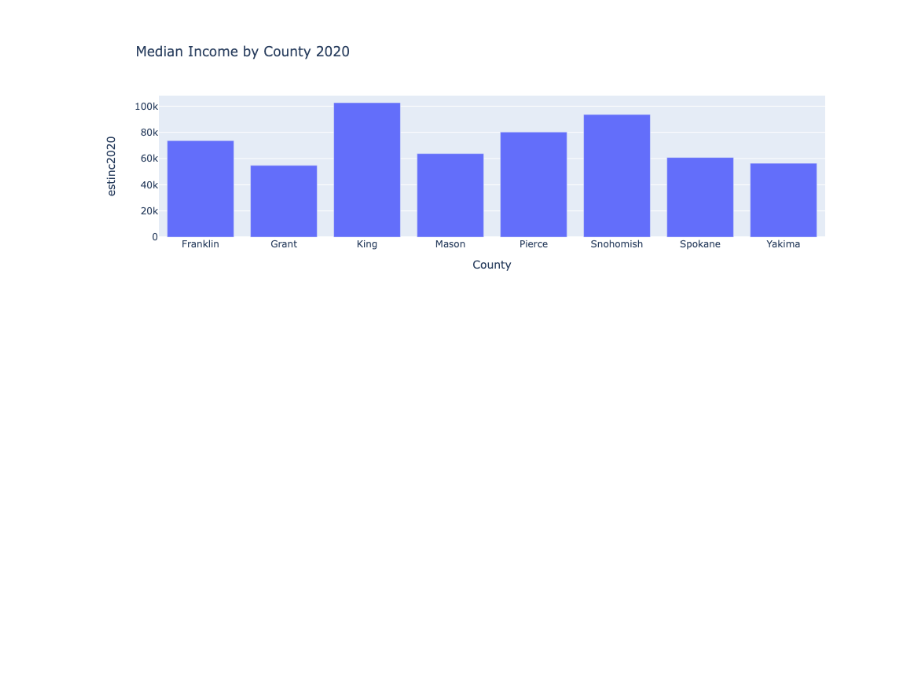
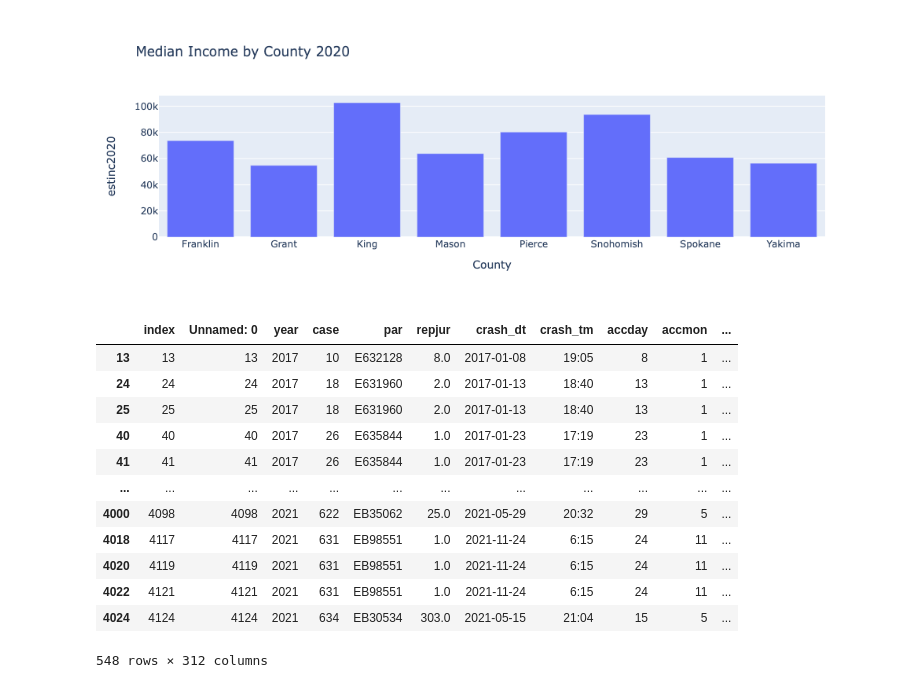
Before and after one commit to uysiri/info-challenge-teamIC23058, a Jupyter notebook: umdinfochallenge.ipynb, the cells around one changed output. Drawn from its saved outputs; the diff is of its cells as text; code cells hidden in the pictures; blank space fills up the shorter version.

```diff
--- a/umdinfochallenge.ipynb
+++ b/umdinfochallenge.ipynb
@@ -373,3 +366,25 @@ fig = px.bar(income, x="County", y="estinc2020", title="Median Income by County
 fig.show()
 # %% [output]
 [figure]
+# %%
+targetzips = ['99301', '98444', '98387', '98837', '98404', '98391', '98951',
+       '98003', '98901', '98223', '98258', '99206', '98584', '98022', '0',
+       '98902', '98168']
+
+newdata = data.loc[data['dzip'].isin(targetzips)]
+# %%
+newdata
+# %% [output]
+|  | index | Unnamed: 0 | year | case | par | repjur | crash_dt | crash_tm | accday | accmon | ... |
+| 13 | 13 | 13 | 2017 | 10 | E632128 | 8.0 | 2017-01-08 | 19:05 | 8 | 1 | ... |
+| 24 | 24 | 24 | 2017 | 18 | E631960 | 2.0 | 2017-01-13 | 18:40 | 13 | 1 | ... |
+| 25 | 25 | 25 | 2017 | 18 | E631960 | 2.0 | 2017-01-13 | 18:40 | 13 | 1 | ... |
+| 40 | 40 | 40 | 2017 | 26 | E635844 | 1.0 | 2017-01-23 | 17:19 | 23 | 1 | ... |
+| 41 | 41 | 41 | 2017 | 26 | E635844 | 1.0 | 2017-01-23 | 17:19 | 23 | 1 | ... |
+| ... | ... | ... | ... | ... | ... | ... | ... | ... | ... | ... | ... |
+| 4000 | 4098 | 4098 | 2021 | 622 | EB35062 | 25.0 | 2021-05-29 | 20:32 | 29 | 5 | ... |
+| 4018 | 4117 | 4117 | 2021 | 631 | EB98551 | 1.0 | 2021-11-24 | 6:15 | 24 | 11 | ... |
+| 4020 | 4119 | 4119 | 2021 | 631 | EB98551 | 1.0 | 2021-11-24 | 6:15 | 24 | 11 | ... |
+| 4022 | 4121 | 4121 | 2021 | 631 | EB98551 | 1.0 | 2021-11-24 | 6:15 | 24 | 11 | ... |
+| 4024 | 4124 | 4124 | 2021 | 634 | EB30534 | 303.0 | 2021-05-15 | 21:04 | 15 | 5 | ... |
+548 rows × 312 columns
```
Also changed, not shown: parts of 1 cell of this notebook.
